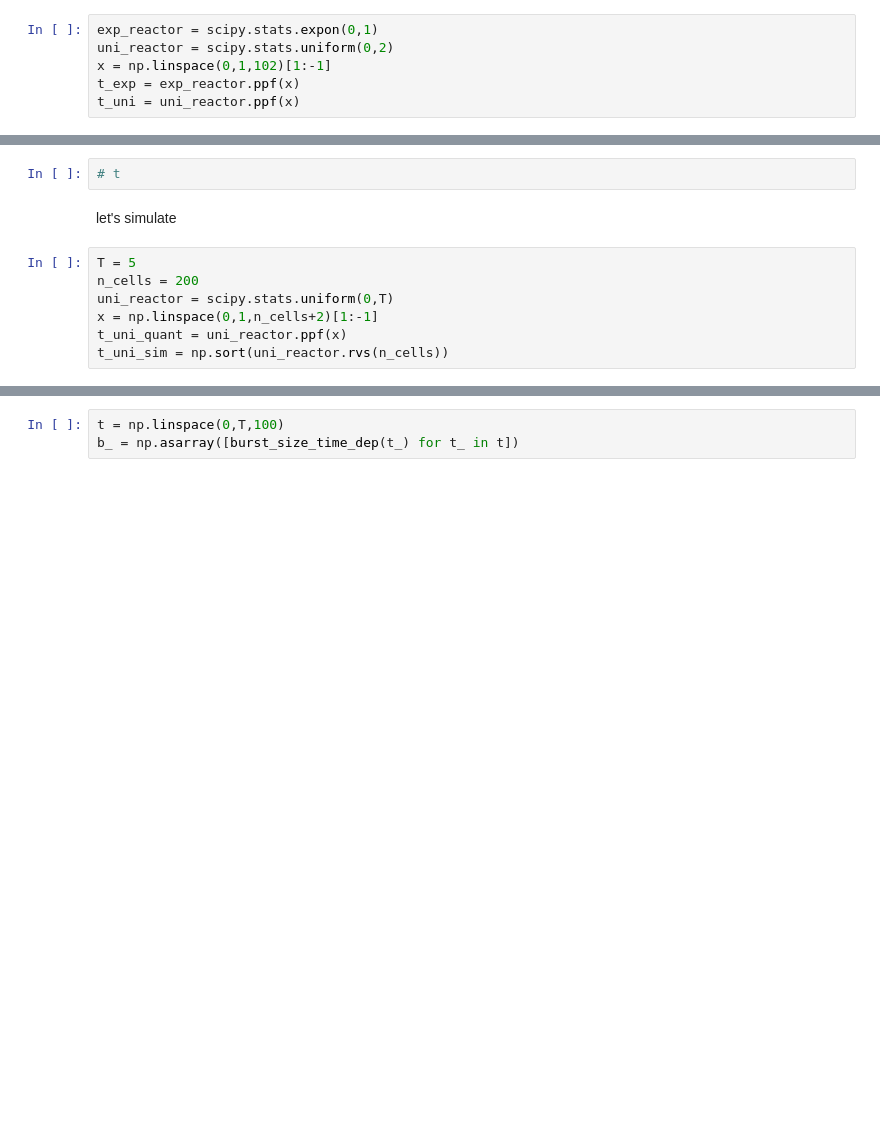
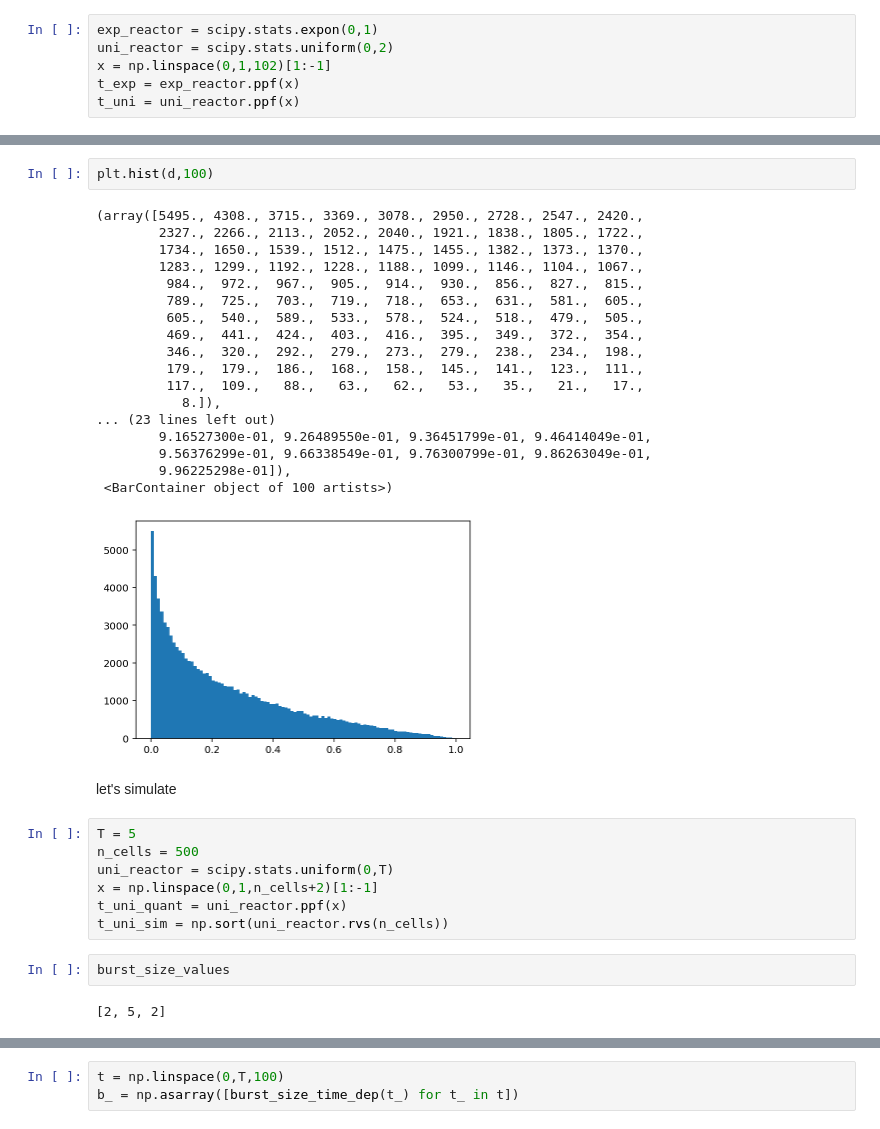
Before and after one commit to pachterlab/GVP_2023, a Jupyter notebook: gg230119_reactors.ipynb, the cells around one changed output, grey strips where cells are left out. Cells and saved outputs as stored; diff of their text form; blank space fills up the shorter version.

```diff
--- a/gg230119_reactors.ipynb
+++ b/gg230119_reactors.ipynb
@@ -530,14 +551,37 @@ plt.plot(x,t_uni)
 # %%
-# t
+plt.hist(d,100)
+# %% [output]
+(array([5495., 4308., 3715., 3369., 3078., 2950., 2728., 2547., 2420.,
+        2327., 2266., 2113., 2052., 2040., 1921., 1838., 1805., 1722.,
+        1734., 1650., 1539., 1512., 1475., 1455., 1382., 1373., 1370.,
+        1283., 1299., 1192., 1228., 1188., 1099., 1146., 1104., 1067.,
+         984.,  972.,  967.,  905.,  914.,  930.,  856.,  827.,  815.,
+         789.,  725.,  703.,  719.,  718.,  653.,  631.,  581.,  605.,
+         605.,  540.,  589.,  533.,  578.,  524.,  518.,  479.,  505.,
+         469.,  441.,  424.,  403.,  416.,  395.,  349.,  372.,  354.,
+         346.,  320.,  292.,  279.,  273.,  279.,  238.,  234.,  198.,
+         179.,  179.,  186.,  168.,  158.,  145.,  141.,  123.,  111.,
+         117.,  109.,   88.,   63.,   62.,   53.,   35.,   21.,   17.,
+           8.]),
+... (23 lines left out)
+        9.16527300e-01, 9.26489550e-01, 9.36451799e-01, 9.46414049e-01,
+        9.56376299e-01, 9.66338549e-01, 9.76300799e-01, 9.86263049e-01,
+        9.96225298e-01]),
+ <BarContainer object of 100 artists>)
+[figure, added]
 # %% [markdown]
 let's simulate
 # %%
 T = 5
-n_cells = 200
+n_cells = 500
 uni_reactor = scipy.stats.uniform(0,T)
 x = np.linspace(0,1,n_cells+2)[1:-1]
 t_uni_quant = uni_reactor.ppf(x)
 t_uni_sim = np.sort(uni_reactor.rvs(n_cells))
+# %%
+burst_size_values
+# %% [output]
+[2, 5, 2]
 # %%
 N = 1
 K_val = []
```
Also changed, not shown: parts of 9 cells of this notebook, 3 other files.
